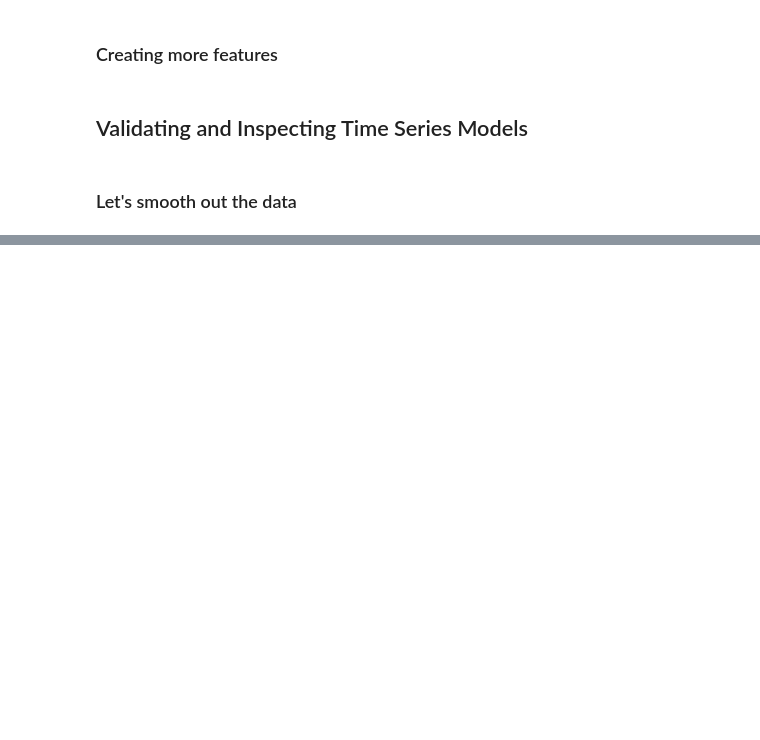
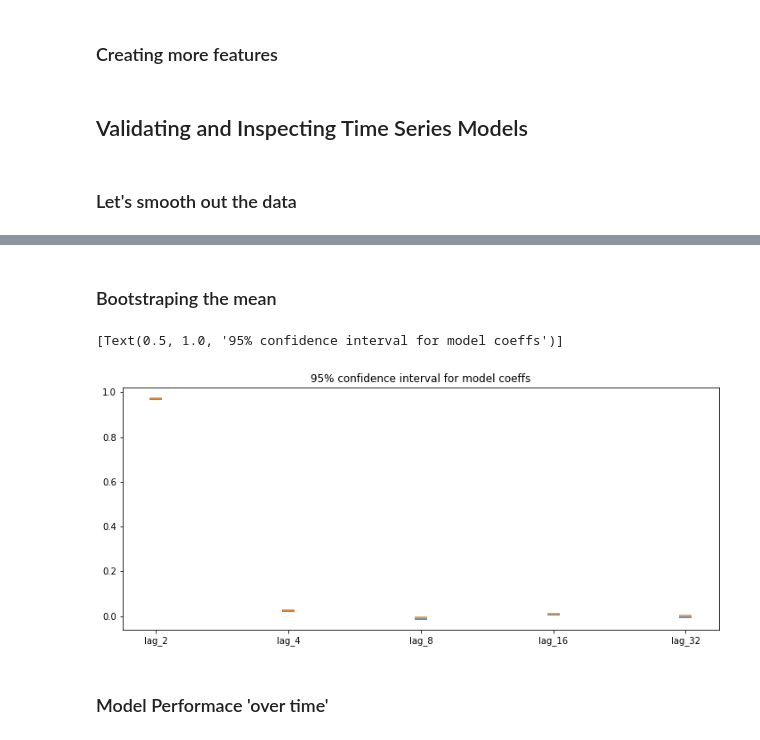
Before and after one commit to jassi-bhullar/ml_time_series_data, a Jupyter notebook: ML Time Series Data.ipynb, the cells around one changed output, grey strips where cells are left out. Cells and saved outputs as stored; diff of their text form; code cells hidden in the pictures; blank space fills up the shorter version.

```diff
--- a/ML Time Series Data.ipynb
+++ b/ML Time Series Data.ipynb
@@ -677,0 +667,9 @@ for ii, (tr, tt) in enumerate(cv.split(X)):
+# %%
+df = prices[['AAPL']]
+
+shifts = [2, 4, 8, 16, 32]
+many_shifts = {'lag_{}'.format(shift_num):df.shift(shift_num).iloc[:, 0] for shift_num in shifts}
+
+data = pd.DataFrame.from_dict(many_shifts)
+data = data.fillna(np.nanmedian(data.iloc[:, 0], axis=0))
+data.head()
@@ -678 +684,34 @@ for ii, (tr, tt) in enumerate(cv.split(X)):
+# %%
+X = data
+y = df
+# %%
+n_coefficients = len(X.columns)
+n_cv_folds = 10
+cv = KFold(n_splits=n_cv_folds)
+cv_coefficients = np.zeros((n_cv_folds, n_coefficients))
+
+for ii, (tr, tt) in enumerate(cv.split(X)):
+    model = LinearRegression()
+    model.fit(X.iloc[tr], y.iloc[tr])
+    cv_coefficients[ii] = model.coef_.squeeze()
+# %% [markdown]
+### Bootstraping the mean
+# %%
+n_boots = 100
+bootstrap_means = np.zeros((n_boots, n_coefficients))
+for ii in range(n_boots):
+    random_sample = resample(cv_coefficients)
+    bootstrap_means[ii] = random_sample.mean(axis=0)
+
+percentiles = np.percentile(bootstrap_means, (2.5, 97.5), axis=0)
+# %%
+fig, ax = plt.subplots(figsize=(12, 5))
+ax.scatter(X.columns, percentiles[0], marker='_', s=200)
+ax.scatter(X.columns, percentiles[1], marker='_', s=200)
+ax.set(title='95% confidence interval for model coeffs')
+# %% [output]
+[Text(0.5, 1.0, '95% confidence interval for model coeffs')]
+[figure, added]
+# %% [markdown]
+### Model Performace 'over time'
 # %%
```
Also changed, not shown: parts of 19 cells of this notebook.
